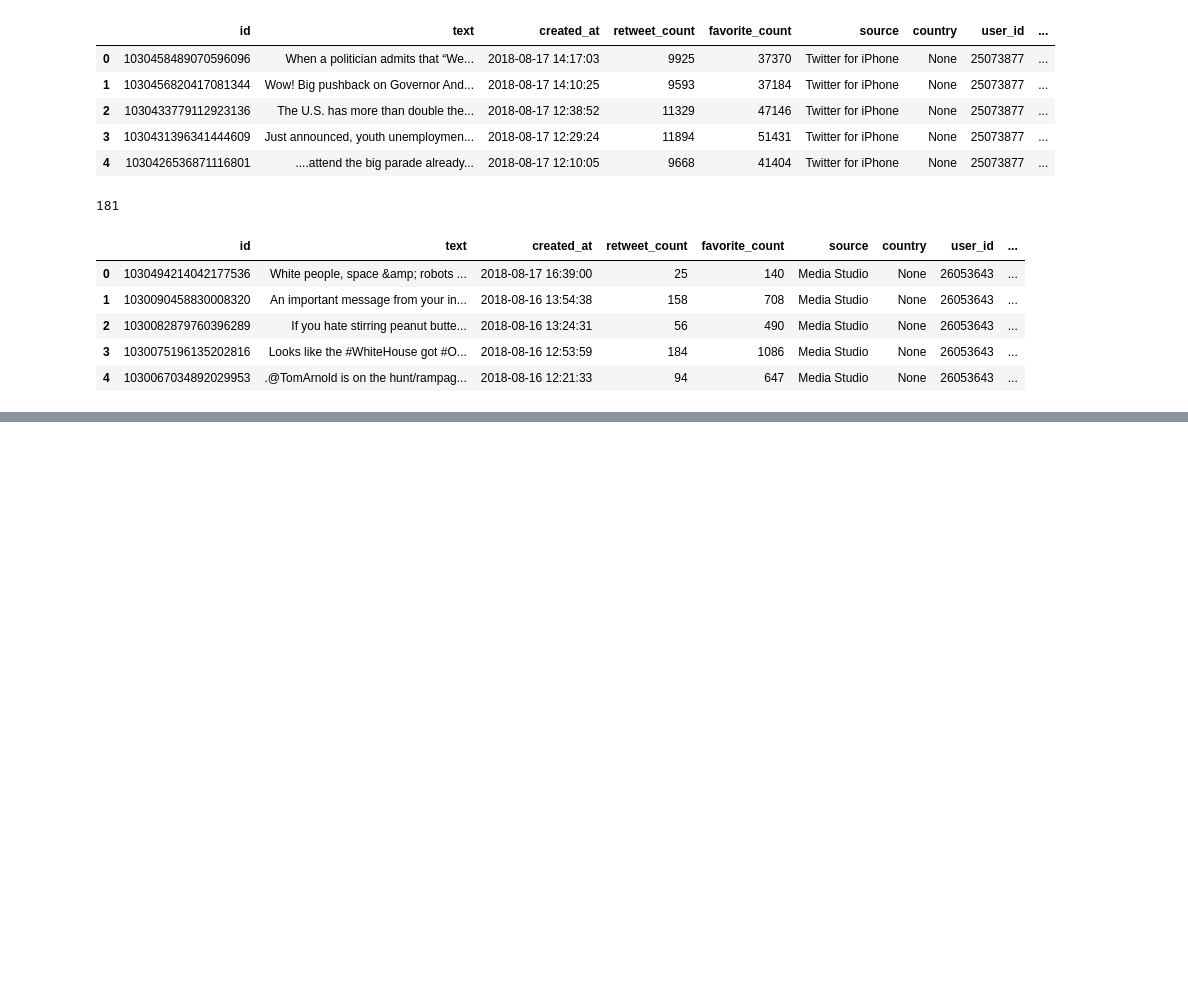
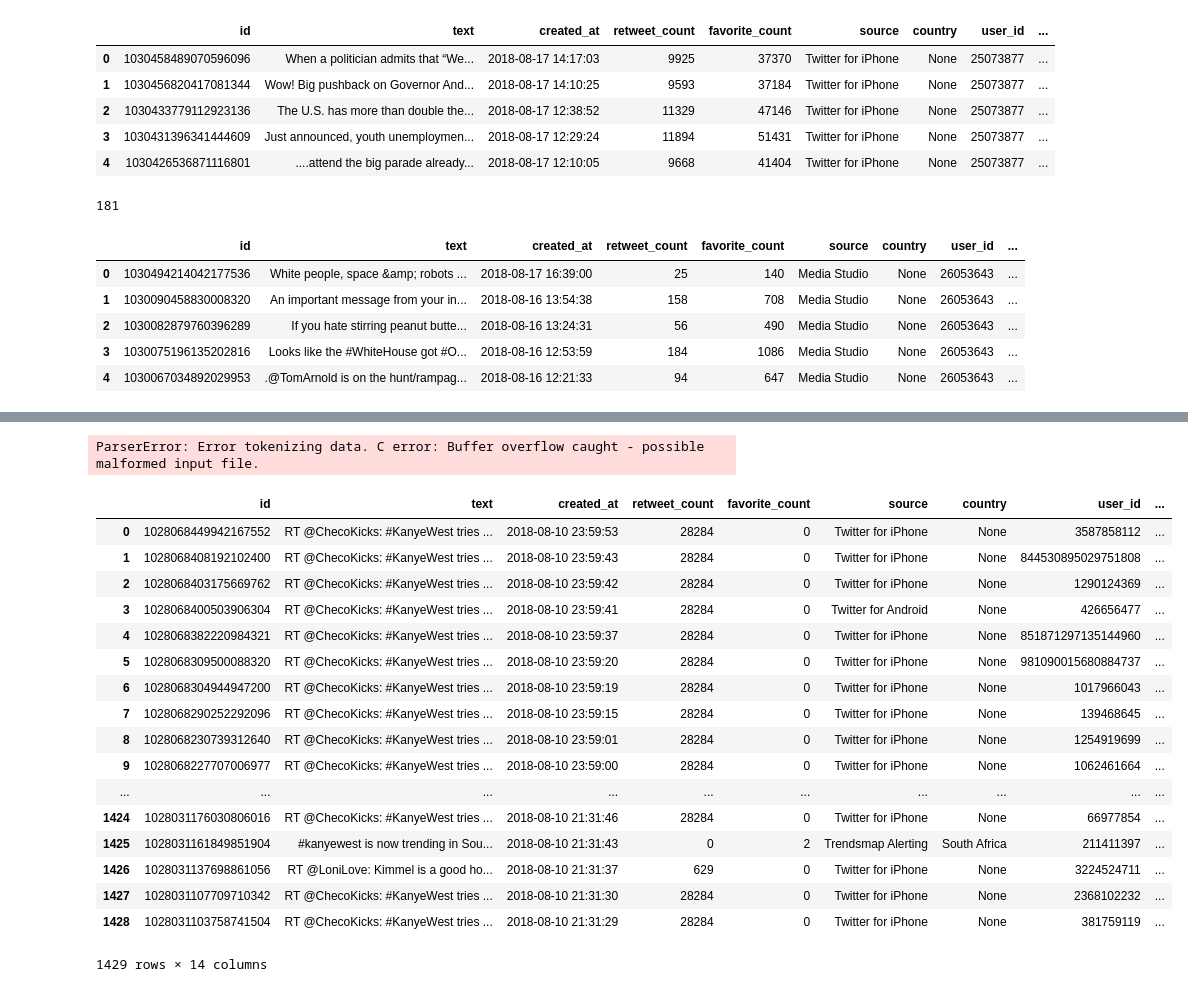
Before and after one commit to SilasNeptune/Sentiment-Analysis, a Jupyter notebook: Data.ipynb, the cells around one changed output, grey strips where cells are left out. Cells and saved outputs as stored; diff of their text form; code cells hidden in the pictures; blank space fills up the shorter version.

```diff
--- a/Data.ipynb
+++ b/Data.ipynb
@@ -294,0 +402,27 @@ fromjkdf.to_csv('fromjk.csv')
+# %%
+west4df = pd.read_csv('west4.csv')
+# %% [output]
+ParserError: Error tokenizing data. C error: Buffer overflow caught - possible malformed input file.
+# %%
+west4df = twdf(west4)
+west4df['text'] = west4df['text'].astype(str)
+display(west4df)
+# %% [output]
+|  | id | text | created_at | retweet_count | favorite_count | source | country | user_id | ... |
+| 0 | 1028068449942167552 | RT @ChecoKicks: #KanyeWest tries ... | 2018-08-10 23:59:53 | 28284 | 0 | Twitter for iPhone | None | 3587858112 | ... |
+| 1 | 1028068408192102400 | RT @ChecoKicks: #KanyeWest tries ... | 2018-08-10 23:59:43 | 28284 | 0 | Twitter for iPhone | None | 844530895029751808 | ... |
+| 2 | 1028068403175669762 | RT @ChecoKicks: #KanyeWest tries ... | 2018-08-10 23:59:42 | 28284 | 0 | Twitter for iPhone | None | 1290124369 | ... |
+| 3 | 1028068400503906304 | RT @ChecoKicks: #KanyeWest tries ... | 2018-08-10 23:59:41 | 28284 | 0 | Twitter for Android | None | 426656477 | ... |
+| 4 | 1028068382220984321 | RT @ChecoKicks: #KanyeWest tries ... | 2018-08-10 23:59:37 | 28284 | 0 | Twitter for iPhone | None | 851871297135144960 | ... |
+| 5 | 1028068309500088320 | RT @ChecoKicks: #KanyeWest tries ... | 2018-08-10 23:59:20 | 28284 | 0 | Twitter for iPhone | None | 981090015680884737 | ... |
+| 6 | 1028068304944947200 | RT @ChecoKicks: #KanyeWest tries ... | 2018-08-10 23:59:19 | 28284 | 0 | Twitter for iPhone | None | 1017966043 | ... |
+| 7 | 1028068290252292096 | RT @ChecoKicks: #KanyeWest tries ... | 2018-08-10 23:59:15 | 28284 | 0 | Twitter for iPhone | None | 139468645 | ... |
+| 8 | 1028068230739312640 | RT @ChecoKicks: #KanyeWest tries ... | 2018-08-10 23:59:01 | 28284 | 0 | Twitter for iPhone | None | 1254919699 | ... |
+| 9 | 1028068227707006977 | RT @ChecoKicks: #KanyeWest tries ... | 2018-08-10 23:59:00 | 28284 | 0 | Twitter for iPhone | None | 1062461664 | ... |
+| ... | ... | ... | ... | ... | ... | ... | ... | ... | ... |
+| 1424 | 1028031176030806016 | RT @ChecoKicks: #KanyeWest tries ... | 2018-08-10 21:31:46 | 28284 | 0 | Twitter for iPhone | None | 66977854 | ... |
+| 1425 | 1028031161849851904 | #kanyewest is now trending in Sou... | 2018-08-10 21:31:43 | 0 | 2 | Trendsmap Alerting | South Africa | 211411397 | ... |
+| 1426 | 1028031137698861056 | RT @LoniLove: Kimmel is a good ho... | 2018-08-10 21:31:37 | 629 | 0 | Twitter for iPhone | None | 3224524711 | ... |
+| 1427 | 1028031107709710342 | RT @ChecoKicks: #KanyeWest tries ... | 2018-08-10 21:31:30 | 28284 | 0 | Twitter for iPhone | None | 2368102232 | ... |
+| 1428 | 1028031103758741504 | RT @ChecoKicks: #KanyeWest tries ... | 2018-08-10 21:31:29 | 28284 | 0 | Twitter for iPhone | None | 381759119 | ... |
+1429 rows × 14 columns
```
Also changed, not shown: parts of 22 cells of this notebook, 1 other file.
